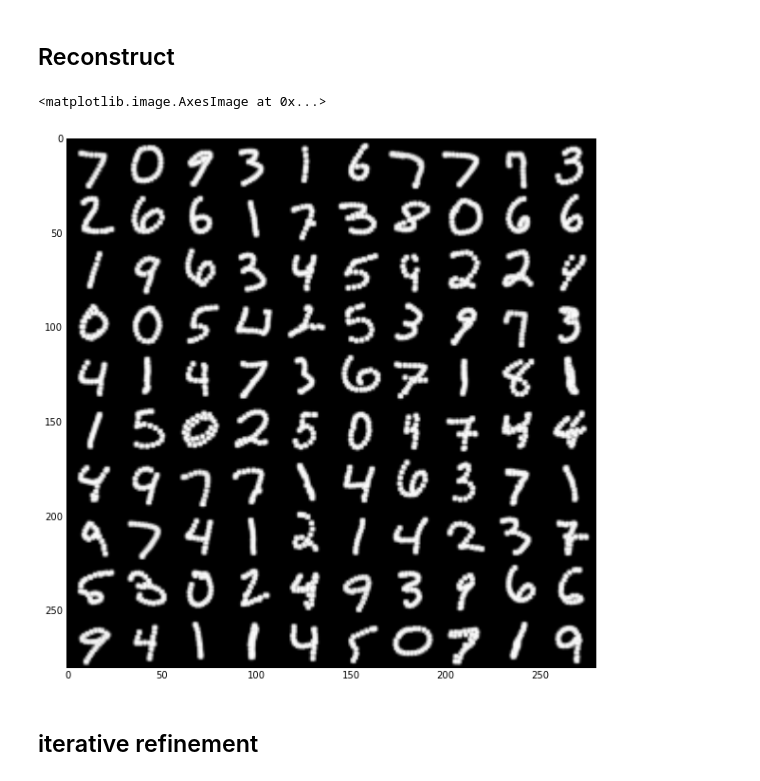
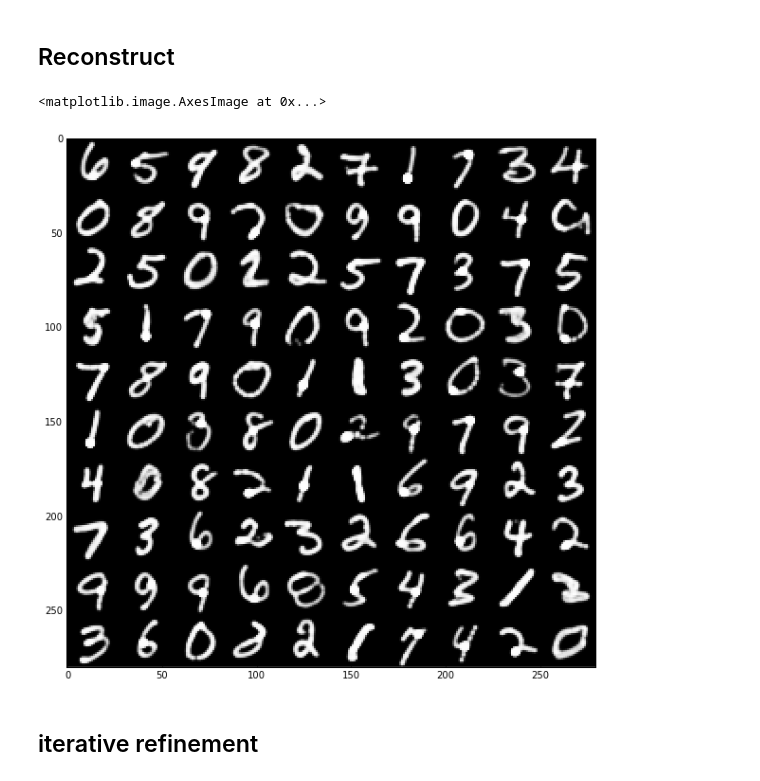
Before and after one commit to mehdidc/feature_generation, a Jupyter notebook: ipynb/brush_stroke_interactive.ipynb, the cells around one changed output. Saved outputs shown, nothing was run; the diff lists cells and outputs as text; code cells hidden in the pictures.

```diff
--- a/ipynb/brush_stroke_interactive.ipynb
+++ b/ipynb/brush_stroke_interactive.ipynb
@@ -37,7 +37,6 @@ def load_model(filename, **kw):
     model = load_filename(
         what="notebook",
         filename=filename,
-        dataset='digits',
         **kw
     )
     return model
@@ -122,9 +121,27 @@ models = [
     "../jobs/results/8af0f0ff67a2c27a4bede27a9867c5cc/model.pkl", #11
     "../jobs/results/8fbec06424d9cae3887acf14bc01948b/model.pkl" #12
 ]
+
+#0  : (mnist:nice,                   ir:emptyfixated,         strokes:bad)
+#1  : (mnist:nice and curvy,         ir:noisy blobs,          strokes:very_bad and blurry)
+#2  : (mnist:ok but a bit blurry,    ir:nice,                 strokes:bad and blurry)
+#3  : (mnist:very nice but probs,    ir:noisy points,         strokes:bad but not blurry)
+#4  : (mnist:very nice but blurBlo,  ir:emptyfixated,         strokes:bad but not blurry)
+#5  : (mnist:very nice and squary,   ir:emptyfixated,         strokes:okayish)
+#6  : (mnist:very nice and squary,   ir:emptyfixated,         strokes:okayish)
+#7  : (mnist:very nice and squary,   ir:emptyfixated,         strokes:okayish)
+#8  : (mnist:almostperfect,          ir:digits_fixatedone,    strokes:bad)
+#9  : (mnist:almostperfect,          ir:digits_fixatedone,    strokes:bad)
+#10 : (mnist:almostperfect,          ir:emptyfixated,         strokes:okayish)
+#11 : (mnist:ok but a blurry,        ir:nice  but blobby,     strokes:bad and blurry)
+#12 : (mnist:nice,                   ir:nice but fixated,     strokes:bad but not blurry)
+
 filename = np.random.choice(models)
-model, data, layers, w, h, c = load_model('../jobs/results/bca340bcf00c689618c27c117302aaf3/model.pkl',
-                                          #force_model_params={'w_out': 112, 'h_out': 112},
+model, data, layers, w, h, c = load_model("../jobs/results/b38bd0e4e6ac281e6eba581cbe9d62d3/model.pkl",
+                                          #force_w=64,
+                                          #force_h=64,
+                                          #dataset='iam',
+                                          #force_model_params={'w_out': 128, 'h_out': 128},
                                           kw_load_data={'include_test': True})
 # %% [output]
 Loading data...
@@ -182,10 +198,10 @@ ffmpeg -framerate 8 -i img%08d.png -c:v libx264 -r 8 -pix_fmt yuv420p /home/mche
 ## Reconstruct
 # %%
 fig = plt.figure(figsize=(10, 10))
-plt.imshow(disp_grid(reconstruct(model.preprocess(data.test.X[0:100]))), cmap='gray')
+plt.imshow(disp_grid(reconstruct(model.preprocess(data.X[0:100]))), cmap='gray', interpolation='none')
 # %% [output]
 <matplotlib.image.AxesImage at 0x...>
-[figure, old version]
+[figure, new version]
 # %% [markdown]
 ## iterative refinement
 # %%
```
Also changed, not shown: parts of 5 cells of this notebook.
